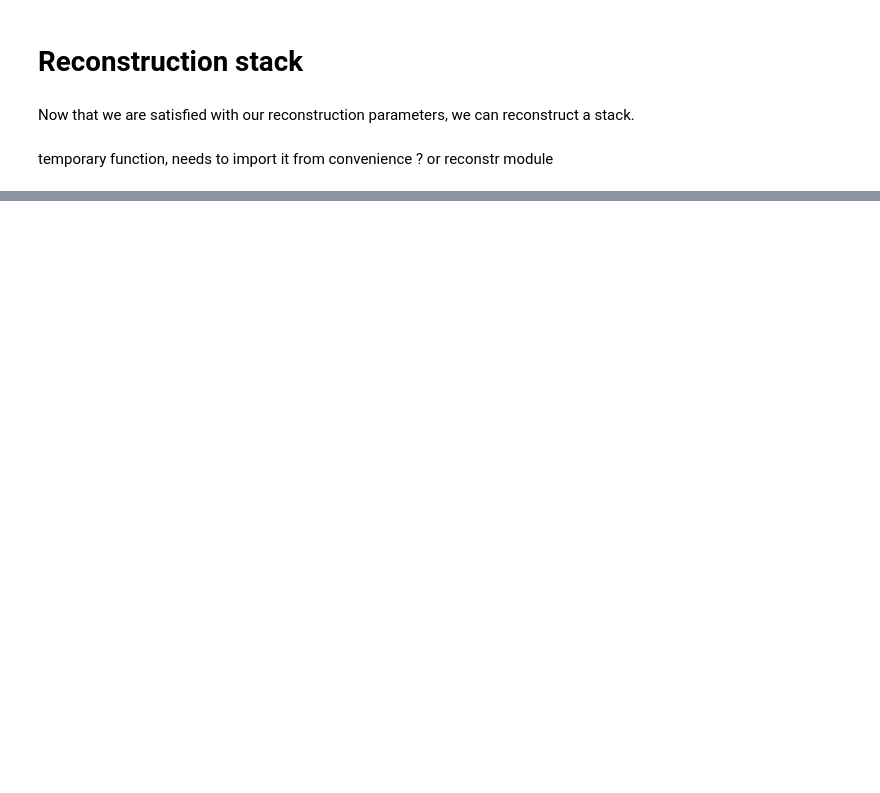
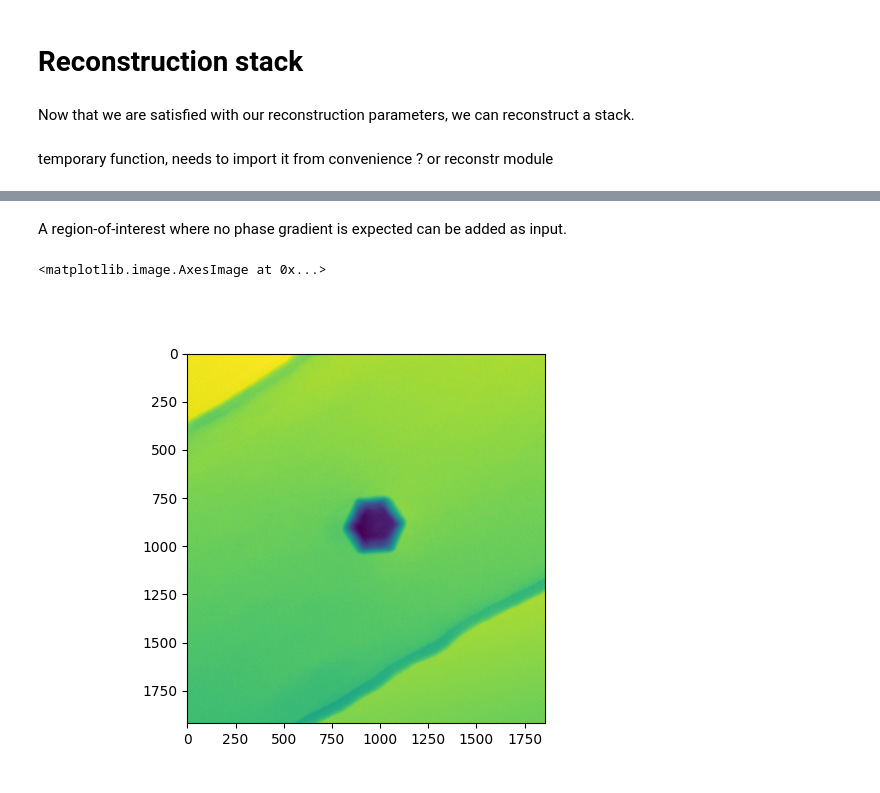
Before and after one commit to LiberTEM/LiberTEM-holo, a Jupyter notebook: notebooks/Reconstruction.ipynb, the cells around one changed output, grey strips where cells are left out. Cells and saved outputs as stored; diff of their text form; code cells hidden in the pictures; blank space fills up the shorter version.

```diff
--- a/notebooks/Reconstruction.ipynb
+++ b/notebooks/Reconstruction.ipynb
@@ -390,0 +292,8 @@ res.save("test.npz")
+# %% [markdown]
+A region-of-interest where no phase gradient is expected can be added as input.
+# %%
+plt.figure()
+plt.imshow(res.unwrapped_phase)
+# %% [output]
+<matplotlib.image.AxesImage at 0x...>
+[figure, added]
```
Also changed, not shown: parts of 54 cells of this notebook, 3 other files.
